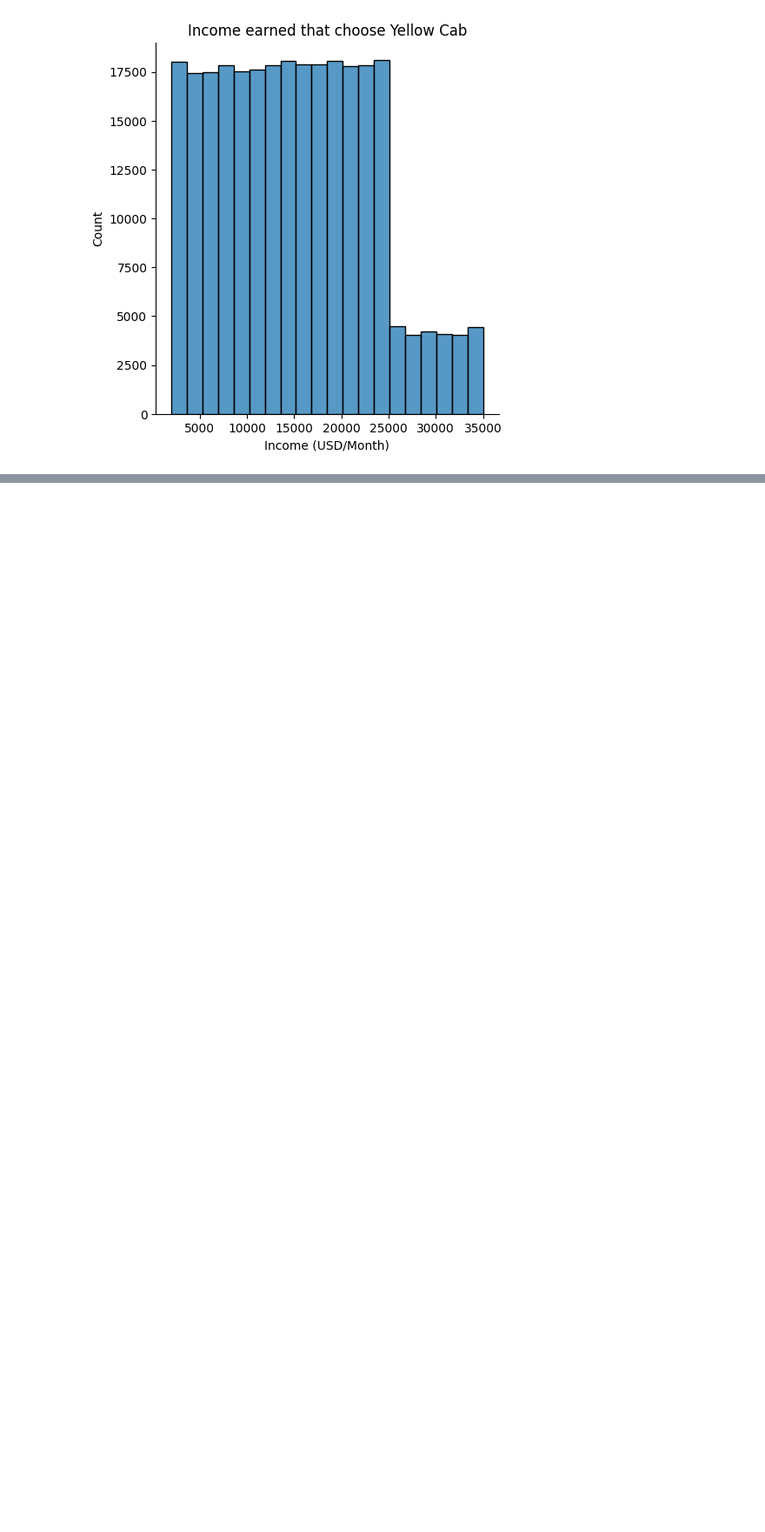
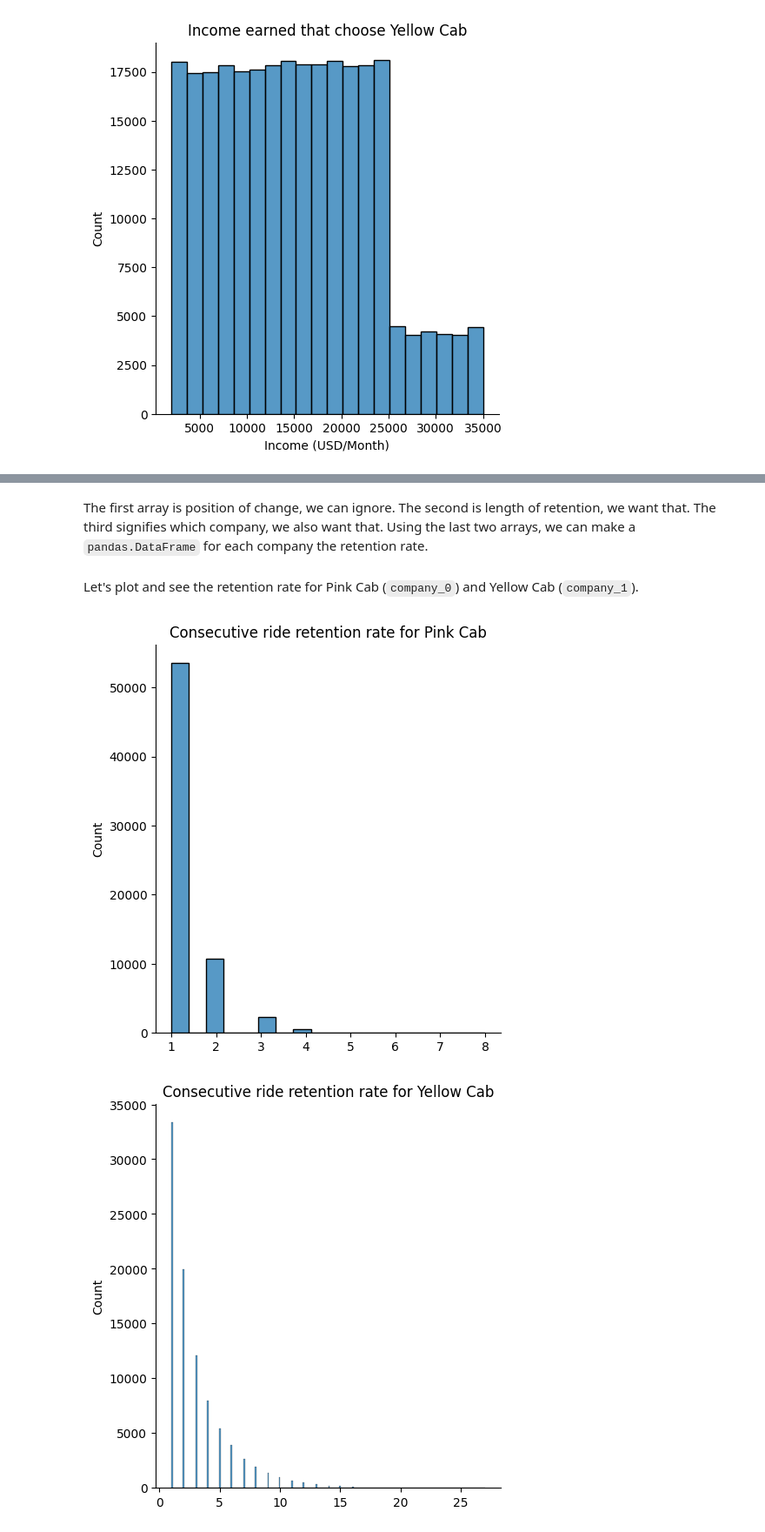
Before and after one commit to Wabinab/DataSets, a Jupyter notebook: discovery2.ipynb, the cells around one changed output, grey strips where cells are left out. Shown: that part at 87% size. Drawn from its saved outputs; the diff is of its cells as text; code cells hidden in the pictures; blank space fills up the shorter version.

Commit message:
Data Analysis final

```diff
--- a/discovery2.ipynb
+++ b/discovery2.ipynb
@@ -287,0 +362,37 @@ for company, data in cab_tran_cus.groupby("Company")["Income (USD/Month)"]:
+# %% [markdown]
+The first array is position of change, we can ignore. The second is length of retention, we want that. The third signifies which company, we also want that. Using the last two arrays, we can make a `pandas.DataFrame` for each company the retention rate.
+# %%
+g = cab_tran_cus.sort_values("CustomerID")
+# unq = cab_tran_cus.CustomerID.unique()
+break_point = g.groupby("CustomerID")["Company"].count().cumsum().to_numpy()
+date = g["Date of Travel"].to_numpy()
+g = g.Company.astype("category").cat.as_ordered()
+our_categories = g.cat.categories  # to know which company belongs to which.
+g = g.cat.codes.to_numpy()
+g = np.vstack([date, g])
+prev_bk = 0
+
+for k, bk in enumerate(tqdm(break_point)):
+    temp = g[:, prev_bk:bk]
+    # after argsort, date and company reversed columns.
+    temp = temp[temp[:, 0].argsort()][0]
+    temp = rlencode(temp)
+
+    if k == 0:
+        company_0 = temp[1][~temp[2]]
+        company_1 = temp[1][temp[2]]
+    else:
+        company_0 = np.append(company_0, temp[1][~temp[2]])
+        company_1 = np.append(company_1, temp[1][temp[2]])
+
+    prev_bk = bk
+# %% [markdown]
+Let's plot and see the retention rate for Pink Cab (`company_0`) and Yellow Cab (`company_1`).
+# %%
+for k in range(2):
+    sns.displot(data=eval(f"company_{k}"))
+    plt.title(f"Consecutive ride retention rate for {our_categories[k]}")
+    plt.show()
+# %% [output]
+[figure, added]
+[figure, added]
```
Also changed, not shown: parts of 26 cells of this notebook, 12 other files.
